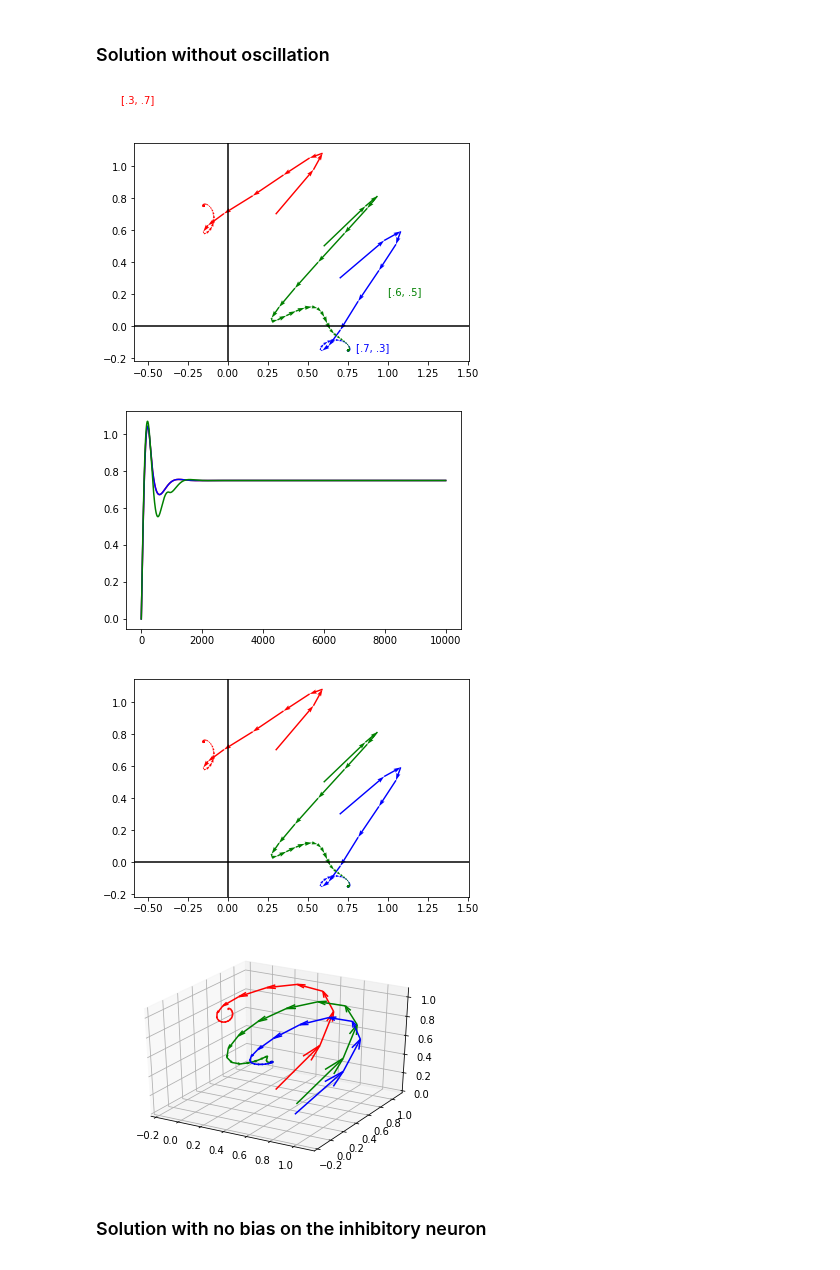
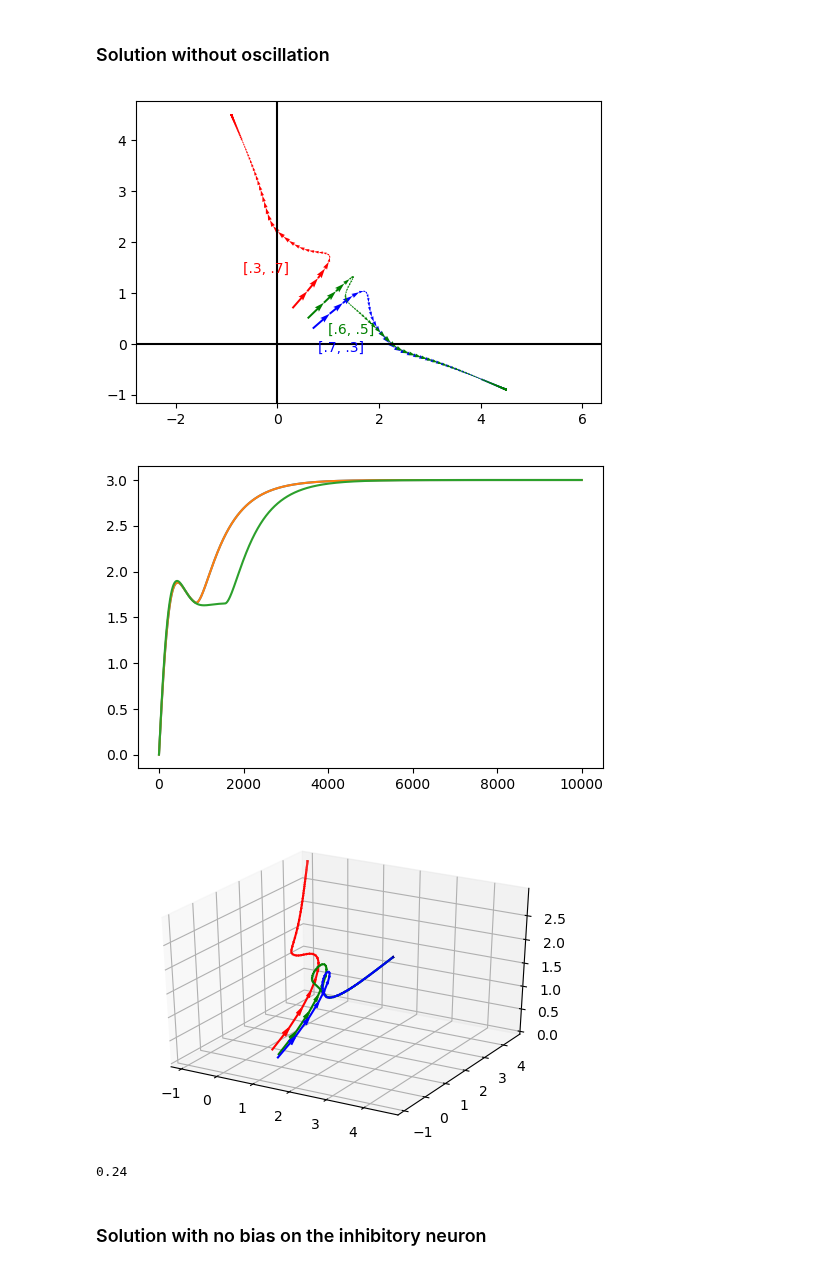
Before and after one commit to davidbrandfonbrener/sisyphus2, a Jupyter notebook: notebooks/ABA's Three Neuron Phase Plots.ipynb, the cells around one changed output. Saved outputs shown, nothing was run; the diff lists cells and outputs as text; code cells hidden in the pictures.

```diff
--- a/notebooks/ABA's Three Neuron Phase Plots.ipynb
+++ b/notebooks/ABA's Three Neuron Phase Plots.ipynb
@@ -27,7 +27,7 @@ def neuronplot(I, neuron=0, color='k', rl=False):
     X = I[neuron, :]
     if rl:
         X = rl(X)
-    plt.plot(X, color=color)
+    plt.plot(X)
 
 def phaseplot(I, neurons=(0,1), color='k', rl=False):
     X = I[neurons[0], :]
@@ -44,7 +44,7 @@ def show_neuron_space(W, b, inits, neuron=0):
         evolve(I, W, b)
         neuronplot(I, neuron=neuron, color=colors[num])
 
-def directedphaseplot(I, B, num=200, color='k', neurons=(0,1), withBias=False):
+def directedphaseplot(I, b, num=200, color='k', neurons=(0,1), withBias=False):
     i1 = neurons[0]; i2 = neurons[1]
     x = I[i1, :]; y = I[i2, :]
     if withBias:
@@ -150,7 +150,7 @@ def show_inhibitory_space(W, b, inits):
 # %% [markdown]
 ### Oscilliatory Solution
 # %%
-ee = 2; ei = .5; ie = -4
+ee = 1.95; ei = .5; ie = -4
 b1 = .3; b2 = .3; bi = -2
 # Excitatory neurons (symmetric weights)
 W[0,0] = ee; W[0,2] = ei; W[1,1] = ee; W[1,2] = ei;
@@ -162,12 +162,12 @@ b = np.array([b1,b2,bi])
 
 inits = [[.3,.7,.0],[.7,.3,.0],[.6,.5,.0]]
 
-show_phase_plane(W, b, inits)
+#show_phase_plane(W, b, inits)
 show_phase_volume(W, b, inits)
 plt.xlim([-5,8])
 plt.ylim([-10,8])
 
-#show_inhibitory_space(W, b, inits)
+#plt.plot(I[0,:])
 
 
 plt.show()
@@ -200,41 +196,42 @@ plt.plot(I[2,:])
 # %% [markdown]
 ### Solution without oscillation
 # %%
-ee = 1.2; ei = 0.6; ie = -1.0
+ee = 1.2; ei = 0.6; ie = -0.5
 b1 = b2 = .6; bi = 0.3
 # Excitatory neurons (symmetric weights)
 W[0,0] = ee; W[0,2] = ei; W[1,1] = ee; W[1,2] = ei;
 # Inhibitory neuron:
 W[2,:2] = ie
 W =  W.T
 # Biases:
 b = np.array([b1,b2,bi])
 
 inits = [[.3,.7,.0],[.7,.3,.0],[.6,.5,.0]]
 
 show_phase_space(W, b, inits)
 
 plt.text(-.67,1.4,"[.3, .7]",color='r')
 plt.text(.8,-0.15,"[.7, .3]",color='b')
 plt.text(1.0,.2,"[.6, .5]",color='g')
 #neuronplot(I, b)
 plt.axes().set_aspect('equal')
 plt.figure()
 show_inhibitory_space(W, b, inits)
 
+show_phase_volume(W, b, inits)
 
 plt.show()
+ee**2 + 4*ei * ie
 # %% [output]
-[figure, old version]
+[figure, new version]
-[figure, old version]
+[figure, new version]
+[figure, added]
+0.24
 # %%
 show_phase_plane(W, b, inits)
 show_phase_volume(W, b, inits)
 
 plt.show()
-# %% [output]
-[figure, removed]
-[figure, removed]
 # %% [markdown]
 ### Solution with no bias on the inhibitory neuron
 # %%
```
Also changed, not shown: parts of 9 cells of this notebook, 3 other files.
